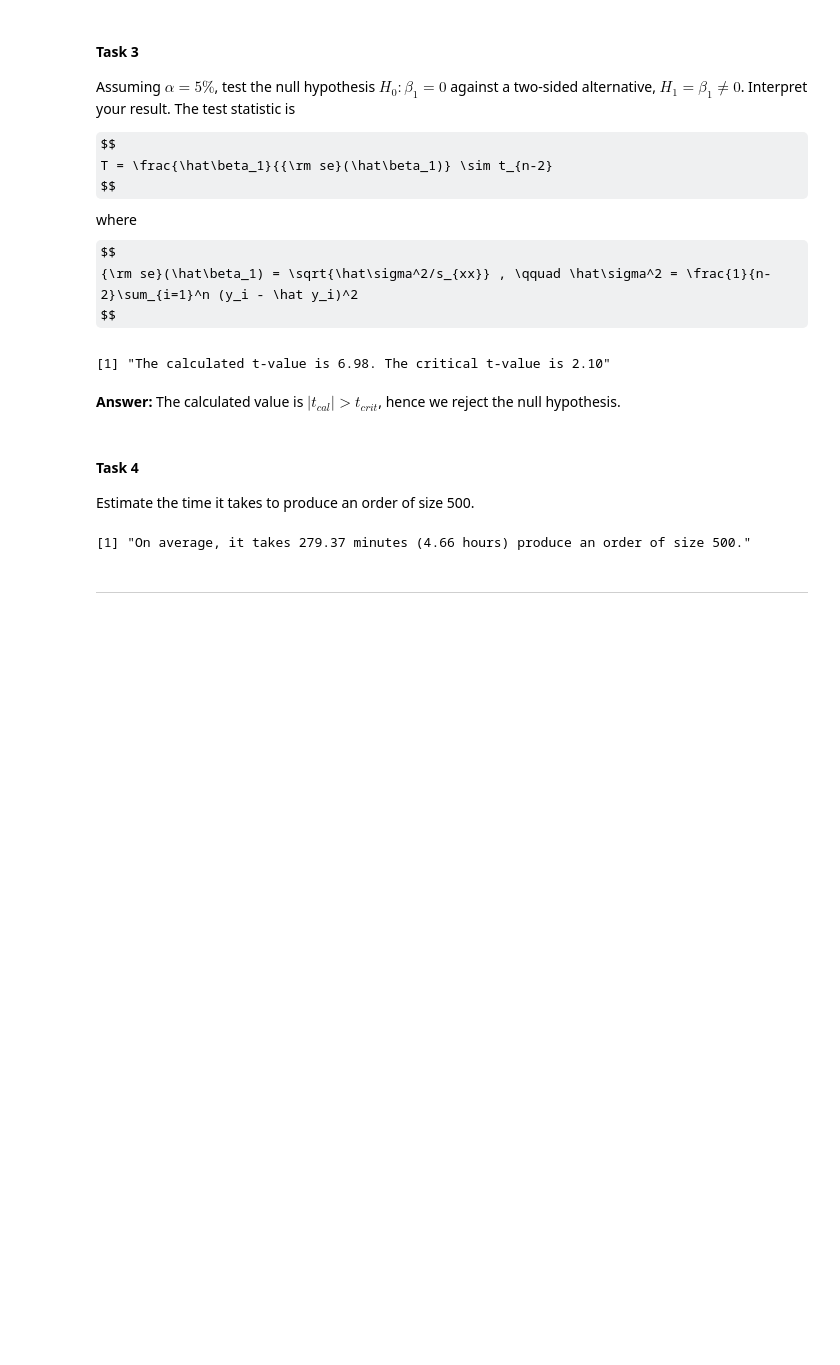
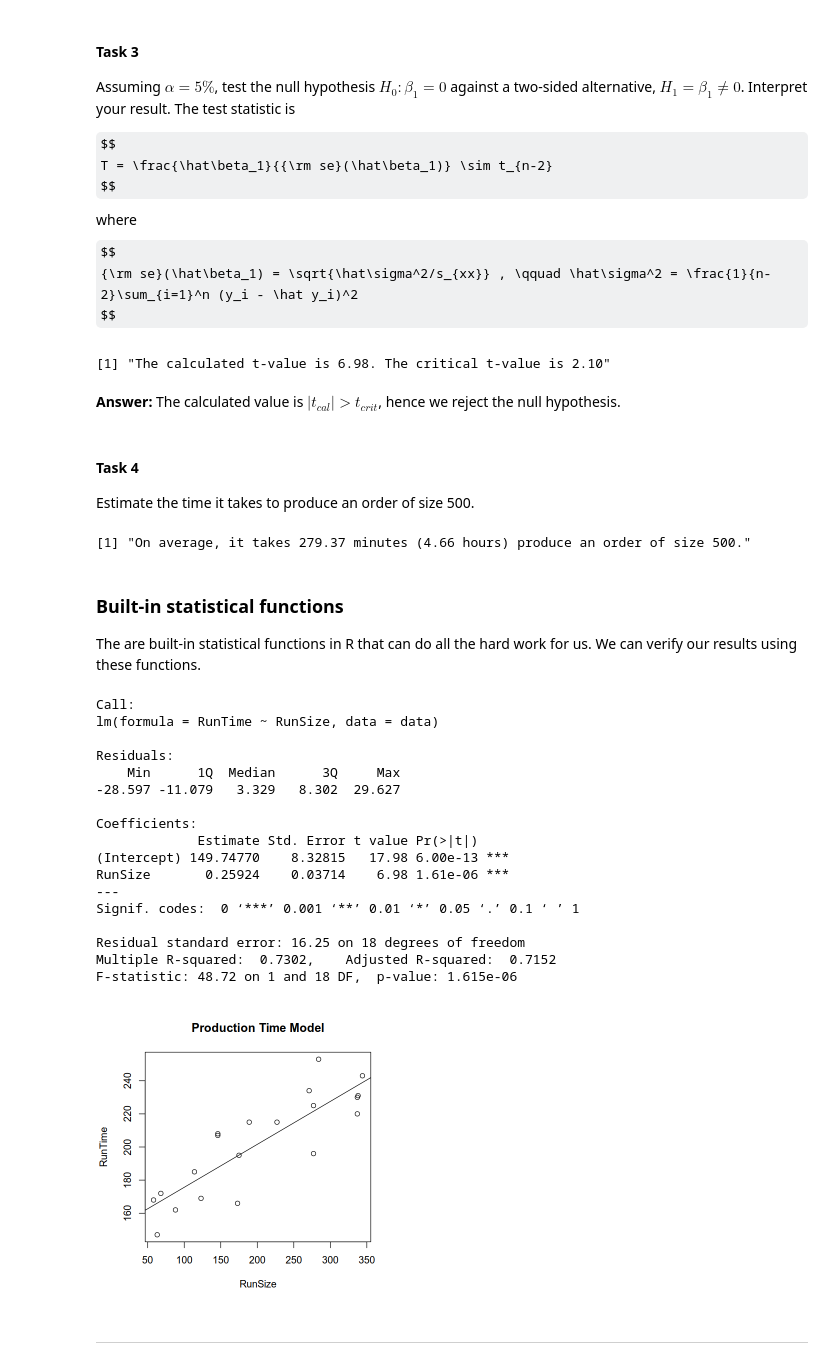
Before and after one commit to uqglmn/sm, a Jupyter notebook: slr/Lecture_2_Example_Manufacturer_Production_Time.ipynb, the cells around one changed output. Cells and saved outputs as stored; diff of their text form; code cells hidden in the pictures; some formulas as TeX source; blank space fills up the shorter version.

```diff
--- a/slr/Lecture_2_Example_Manufacturer_Production_Time.ipynb
+++ b/slr/Lecture_2_Example_Manufacturer_Production_Time.ipynb
@@ -103,5 +103,37 @@ y0 = b0hat + b1hat * x0   # prediction
 sprintf("On average, it takes %.2f minutes (%.2f hours) produce an order of size %d.", y0, y0/60, x0)
 # %% [output]
 [1] "On average, it takes 279.37 minutes (4.66 hours) produce an order of size 500."
+# %% [markdown]
+### Built-in statistical functions
+
+The are built-in statistical functions in R that can do all the hard work for us.
+We can verify our results using these functions.
+# %%
+ProductionTimeModel = lm( RunTime ~ RunSize, data = data ) # fit a simple linear regression model
+summary(ProductionTimeModel)                               # display a summary of the model
+
+options(repr.plot.width=5, repr.plot.height=5)             # set plot size
+plot(RunTime ~ RunSize, data = data,
+     main = "Production Time Model")                       # scatter plot
+abline(ProductionTimeModel)                                # fitted regression line
+# %% [output]
+Call:
+lm(formula = RunTime ~ RunSize, data = data)
+
+Residuals:
+    Min      1Q  Median      3Q     Max
+-28.597 -11.079   3.329   8.302  29.627
+
+Coefficients:
+             Estimate Std. Error t value Pr(>|t|)
+(Intercept) 149.74770    8.32815   17.98 6.00e-13 ***
+RunSize       0.25924    0.03714    6.98 1.61e-06 ***
+---
+Signif. codes:  0 ‘***’ 0.001 ‘**’ 0.01 ‘*’ 0.05 ‘.’ 0.1 ‘ ’ 1
+
+Residual standard error: 16.25 on 18 degrees of freedom
+Multiple R-squared:  0.7302,    Adjusted R-squared:  0.7152
+F-statistic: 48.72 on 1 and 18 DF,  p-value: 1.615e-06
+[figure, added]
 # %% [markdown]
 ---
```
